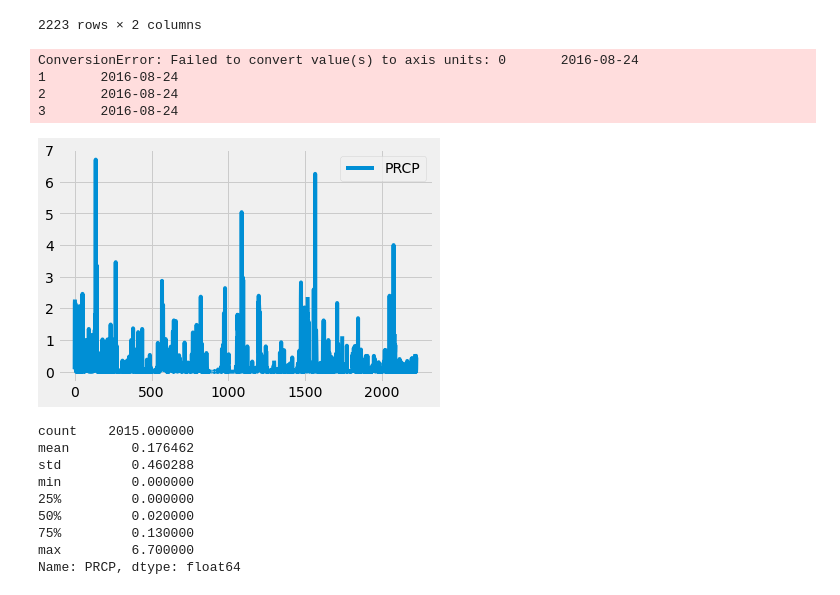
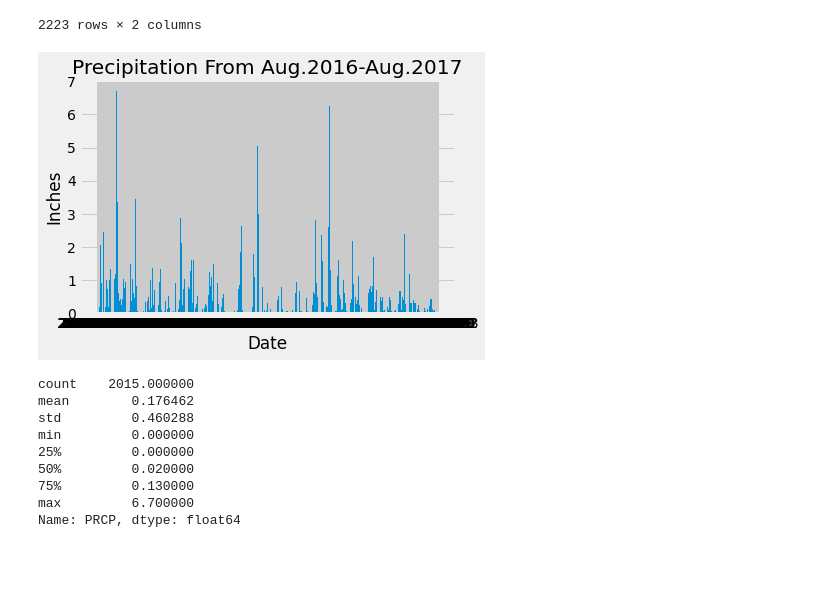
Before and after one commit to caseyjuergens/sqlalchemy-challenge, a Jupyter notebook: climate_starter.ipynb, the cells around one changed output. Saved outputs shown, nothing was run; the diff lists cells and outputs as text; code cells hidden in the pictures; blank space fills up the shorter version.

```diff
--- a/climate_starter.ipynb
+++ b/climate_starter.ipynb
@@ -79,33 +79,33 @@ last_year_prcp.sort_values(by=["Date"])
 2223 rows × 2 columns
 # %%
 # Use Pandas Plotting with Matplotlib to plot the data
-#x_axis= last_year_prcp["Date"]
-#y_axis= last_year_prcp["PRCP"]
+x_axis= last_year_prcp["Date"]
+y_axis= last_year_prcp["PRCP"]
 
-#plt.bar(x_axis, y_axis)
-#plt.title("Precipitation From Aug.2016-Aug.2017")
-#plt.xlabel("Date")
-#plt.ylabel("Inches")
+plt.bar(x_axis, y_axis)
+#plt.xticks(np.arange(0, len(x_axis), 5))
+
+plt.title("Precipitation From Aug.2016-Aug.2017")
+plt.xlabel("Date")
+plt.ylabel("Inches")
 #ax.set_xticks([10])
+plt.show()
+
+
+#ypos= last_year_prcp["PRCP"]
+#xpos= last_year_prcp["Date"]
+#fig,ax = plt.subplots()
+#last_year_prcp.plot(ax = ax)
+#ax.set_xticks(xpos)
+#ax.set_yticks(ypos)
+#ax.set_xticklabels([2])
+#ax.set_title("Precipitation From Aug.2016-Aug.2017")
+
+#ax.set_ylabel("Inches")
+#ax.set_xlabel("Date")
 #plt.show()
-ypos= last_year_prcp["PRCP"]
-xpos= last_year_prcp["Date"]
-fig,ax = plt.subplots()
-last_year_prcp.plot(ax = ax)
-ax.set_xticks(xpos)
-ax.set_yticks(ypos)
-#ax.set_xticklabels([2])
-ax.set_title("Precipitation From Aug.2016-Aug.2017")
-
-ax.set_ylabel("Inches")
-ax.set_xlabel("Date")
-plt.show()
 # %% [output]
-ConversionError: Failed to convert value(s) to axis units: 0       2016-08-24
-1       2016-08-24
-2       2016-08-24
-3       2016-08-24
-[figure, old version]
+[figure, new version]
 # %%
 # Use Pandas to calcualte the summary statistics for the precipitation data
 last_year_prcp["PRCP"].describe()
```
Also changed, not shown: parts of 2 cells of this notebook.
